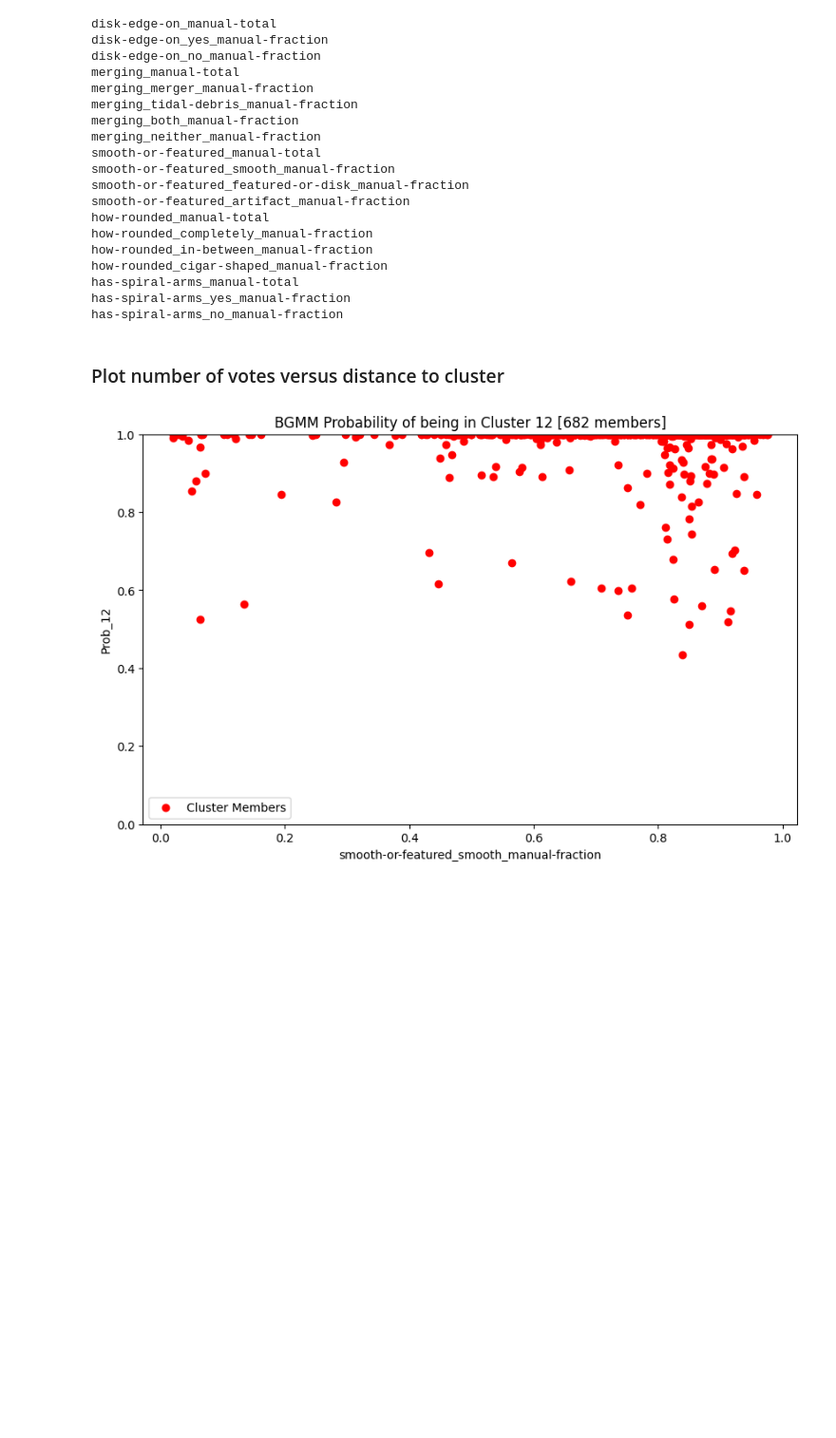
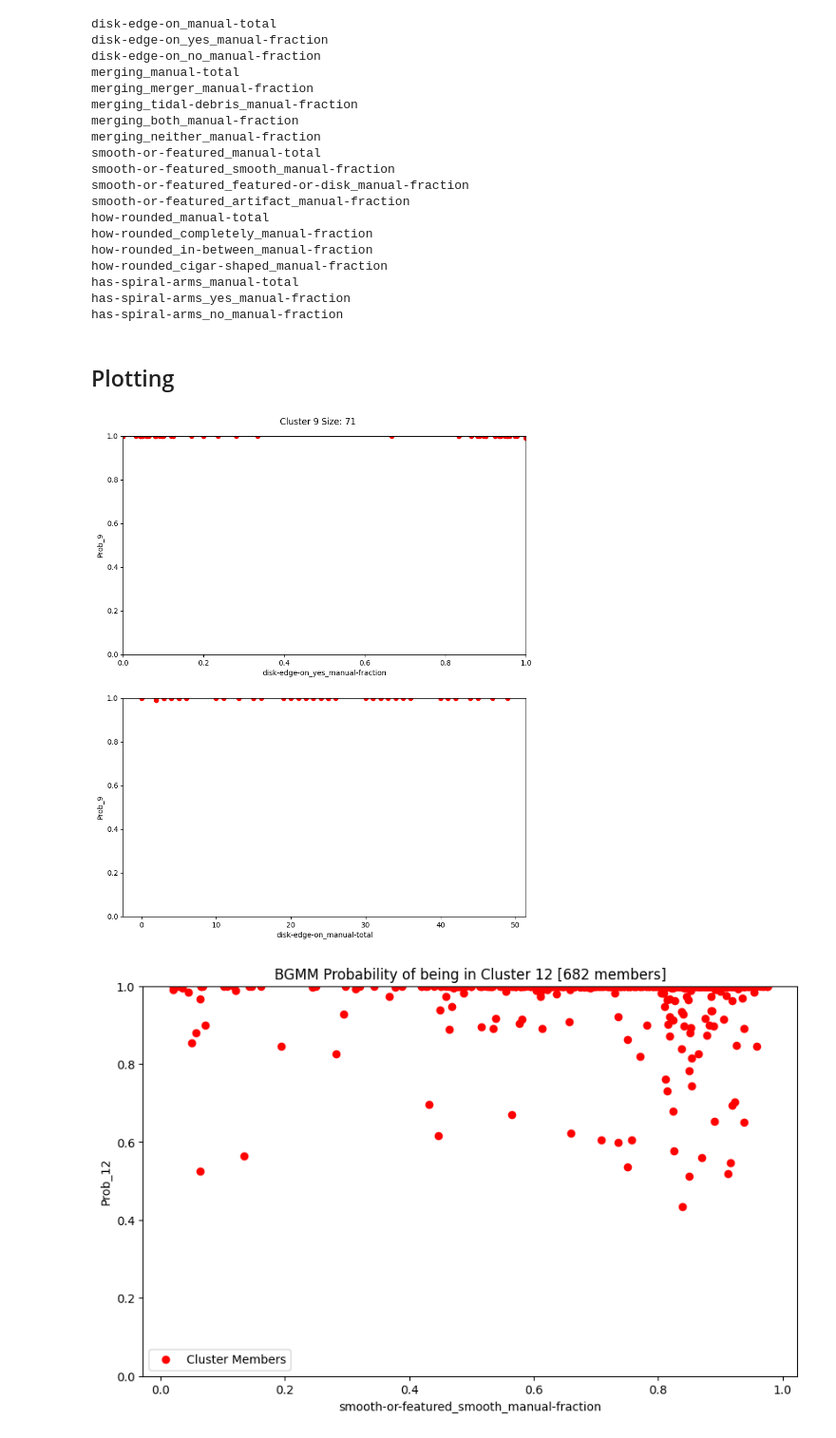
Before and after one commit to Kirstyelli-Work/Masters, a Jupyter notebook: Uncertainty_Analysis.ipynb, the cells around one changed output. Shown at 95% size. Saved outputs shown, nothing was run; the diff lists cells and outputs as text; code cells hidden in the pictures; blank space fills up the shorter version.

Commit message:
update plots

```diff
--- a/Uncertainty_Analysis.ipynb
+++ b/Uncertainty_Analysis.ipynb
@@ -71,5 +55,44 @@ has-spiral-arms_manual-total
 has-spiral-arms_yes_manual-fraction
 has-spiral-arms_no_manual-fraction
 # %% [markdown]
-### Plot number of votes versus distance to cluster
+## Plotting
+# %%
+cluster = 9
+type = 'E'
+# %%
+cluster_subset = data[data['Cluster'] == cluster]
+cluster_size = cluster_subset.shape[0]
+
+fig, ax = plt.subplots(2,1, figsize=(10,12))
+
+if type == 'R':
+    # Round Ellipticals
+    ax[0].scatter(cluster_subset['smooth-or-featured_smooth_manual-fraction'], cluster_subset[f'Prob_{cluster}'], color='red')
+    ax[0].set_xlabel('smooth-or-featured_smooth_manual-fraction')
+    ax[1].scatter(cluster_subset['smooth-or-featured_manual-total'], cluster_subset[f'Prob_{cluster}'], color='red')
+    ax[1].set_xlabel('smooth-or-featured_manual-total')
+elif type == 'S':
+    # Spirals
+    ax[0].scatter(cluster_subset['has-spiral-arms_yes_manual-fraction'], cluster_subset[f'Prob_{cluster}'], color='red')
+    ax[0].set_xlabel('has-spiral-arms_yes_manual-fraction')
+    ax[1].scatter(cluster_subset['has-spiral-arms_manual-total'], cluster_subset[f'Prob_{cluster}'], color='red')
+    ax[1].set_xlabel('has-spiral-arms_manual-total')
+elif type == 'E':
+    # Edge-on
+    ax[0].scatter(cluster_subset['disk-edge-on_yes_manual-fraction'], cluster_subset[f'Prob_{cluster}'], color='red')
+    ax[0].set_xlabel('disk-edge-on_yes_manual-fraction')
+    ax[1].scatter(cluster_subset['disk-edge-on_manual-total'], cluster_subset[f'Prob_{cluster}'], color='red')
+    ax[1].set_xlabel('disk-edge-on_manual-total')
+
+ax[0].set_ylabel(f'Prob_{cluster}')
+ax[0].set_xlim(0,1)
+ax[0].set_ylim(0,1)
+ax[1].set_ylabel(f'Prob_{cluster}')
+ax[1].set_ylim(0,1)
+
+plt.suptitle(f'Cluster {cluster} Size: {cluster_size}', y=0.91)
+plt.savefig(f'{plot_dir}/{clustering_strategy}_cluster_{cluster}.png')
+plt.show()
+# %% [output]
+[figure, added]
 # %%
```
Also changed, not shown: parts of 3 cells of this notebook.
